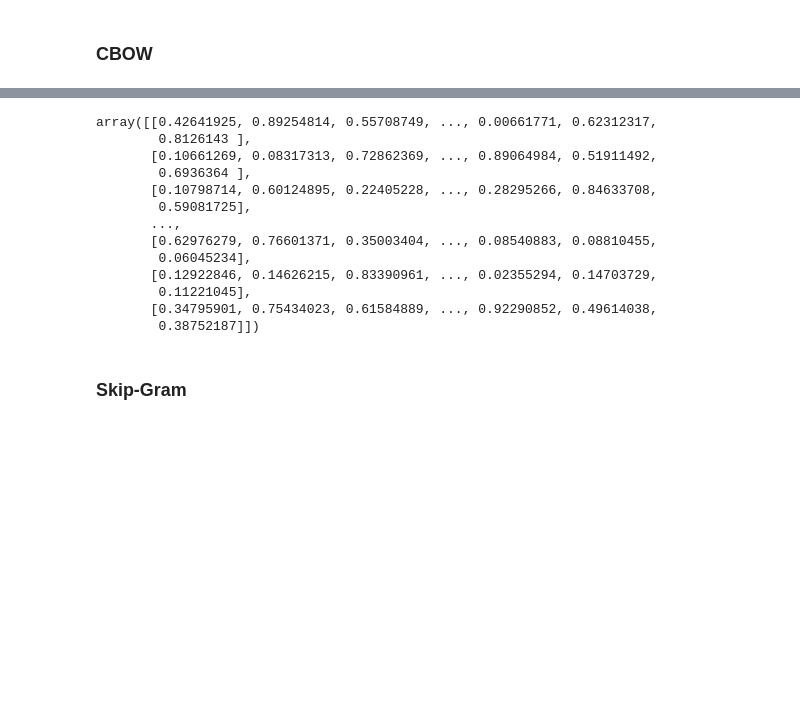
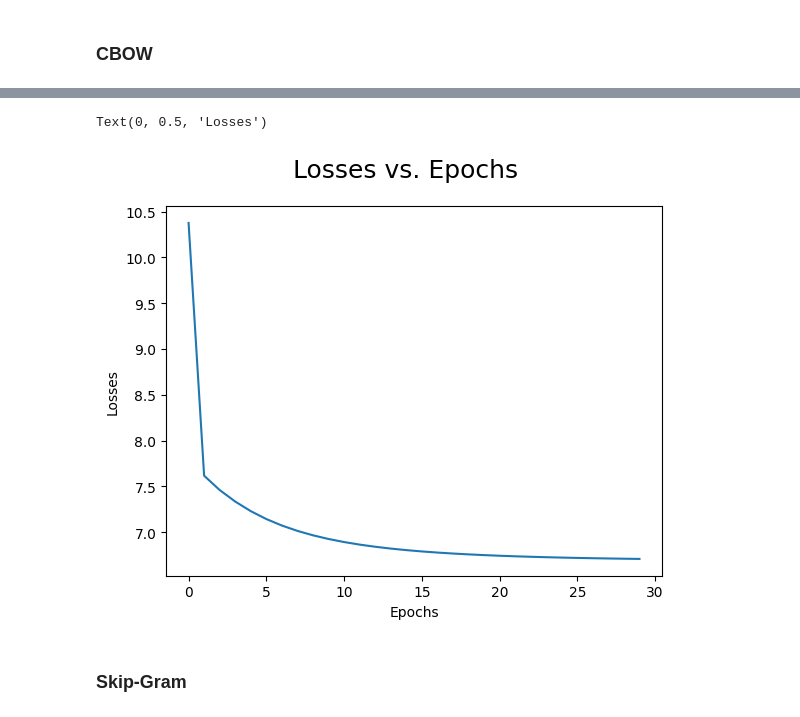
Before and after one commit to 3omara/Arabic-Sentiment-Analysis, a Jupyter notebook: Word_Embeddings.ipynb, the cells around one changed output, grey strips where cells are left out. Cells and saved outputs as stored; diff of their text form; code cells hidden in the pictures; blank space fills up the shorter version.

```diff
--- a/Word_Embeddings.ipynb
+++ b/Word_Embeddings.ipynb
@@ -131,21 +74,5 @@ data
 # %%
 embeddings =  np.random.random_sample((vocab_size, embed_dim))
-# %%
-embeddings
-# %% [output]
-array([[0.42641925, 0.89254814, 0.55708749, ..., 0.00661771, 0.62312317,
-        0.8126143 ],
-       [0.10661269, 0.08317313, 0.72862369, ..., 0.89064984, 0.51911492,
-        0.6936364 ],
-       [0.10798714, 0.60124895, 0.22405228, ..., 0.28295266, 0.84633708,
-        0.59081725],
-       ...,
-       [0.62976279, 0.76601371, 0.35003404, ..., 0.08540883, 0.08810455,
-        0.06045234],
-       [0.12922846, 0.14626215, 0.83390961, ..., 0.02355294, 0.14703729,
-        0.11221045],
-       [0.34795901, 0.75434023, 0.61584889, ..., 0.92290852, 0.49614038,
-        0.38752187]])
 # %%
 def linear(m, theta):
     w = theta
@@ -160,0 +116,34 @@ def NLLLoss(logs, targets):
+# %%
+theta = np.random.uniform(-1, 1, (2 * context_size * embed_dim, vocab_size))
+# %%
+epoch_losses = {}
+
+for epoch in range(30):
+
+    losses =  []
+
+    for context, target in data:
+        context_idxs = np.array([word_to_ix[w] for w in context])
+        preds = forward(context_idxs, theta)
+
+        target_idxs = np.array([word_to_ix[target]])
+        loss = NLLLoss(preds[-1], target_idxs)
+
+        losses.append(loss)
+
+        grad = backward(preds, theta, target_idxs)
+        theta = optimize(theta, grad, lr=0.03)
+
+
+    epoch_losses[epoch] = losses
+# %%
+ix = np.arange(0,30)
+
+fig = plt.figure()
+fig.suptitle('Losses vs. Epochs', fontsize=18)
+plt.plot(ix,[epoch_losses[i][0] for i in ix])
+plt.xlabel('Epochs', fontsize=10)
+plt.ylabel('Losses', fontsize=10)
+# %% [output]
+Text(0, 0.5, 'Losses')
+[figure, added]
```
Also changed, not shown: parts of 7 cells of this notebook.
